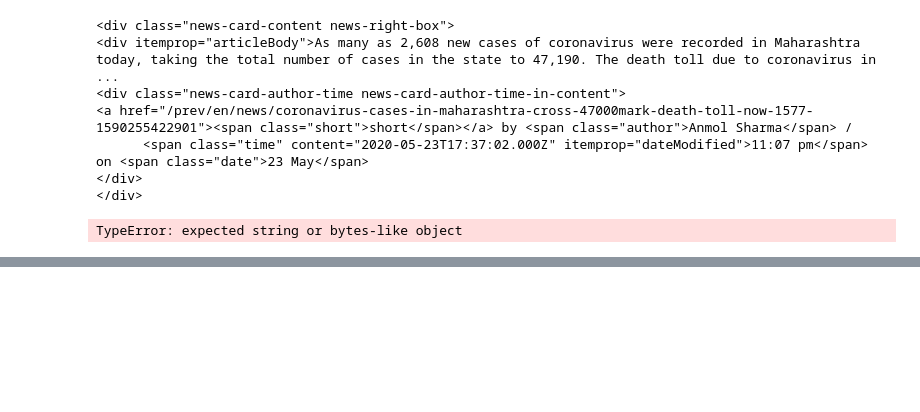
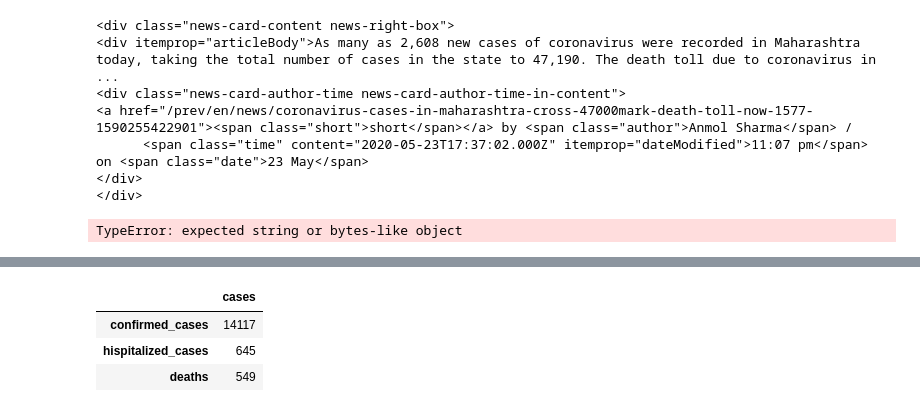
Before and after one commit to guedanie/natural-language-processing, a Jupyter notebook: webscraping_class_notes.ipynb, the cells around one changed output, grey strips where cells are left out. Saved outputs shown, nothing was run; the diff lists cells and outputs as text; code cells hidden in the pictures; blank space fills up the shorter version.

```diff
--- a/webscraping_class_notes.ipynb
+++ b/webscraping_class_notes.ipynb
@@ -192,0 +193,7 @@ df = df.str.replace(",",'').astype("int")
+# %%
+df
+# %% [output]
+|  | cases |
+| confirmed_cases | 14117 |
+| hispitalized_cases | 645 |
+| deaths | 549 |
```
Also changed, not shown: parts of 18 cells of this notebook.
